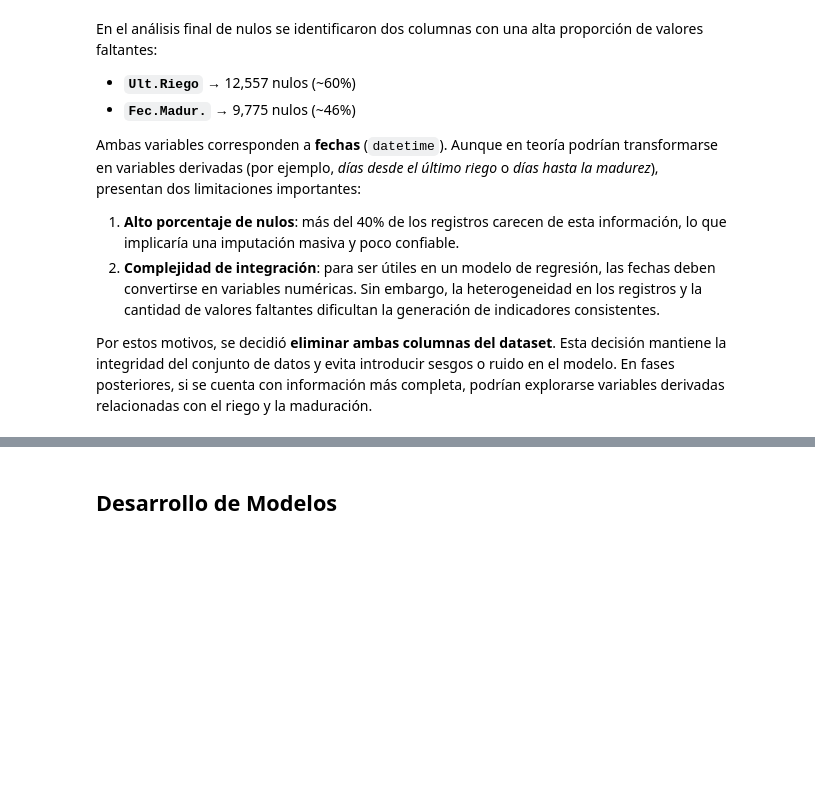
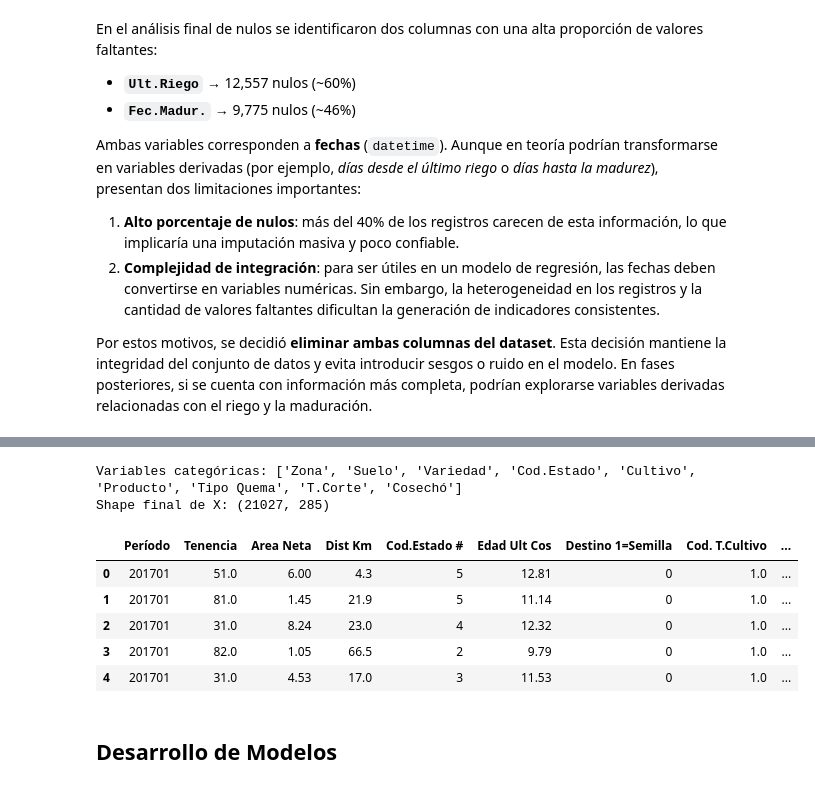
Before and after one commit to Aguado4/Taller-azucarera, a Jupyter notebook: Taller-azucarera.ipynb, the cells around one changed output, grey strips where cells are left out. Drawn from its saved outputs; the diff is of its cells as text; code cells hidden in the pictures; blank space fills up the shorter version.

```diff
--- a/Taller-azucarera.ipynb
+++ b/Taller-azucarera.ipynb
@@ -745,0 +765,6 @@ print(df.isnull().sum().sort_values(ascending=False).head(15))
+# %%
+# Eliminamos columnas de fecha que no serán transformadas
+df = df.drop(columns=['F.Siembra', 'F.Ult.Corte'])
+
+print("Columnas finales después de eliminar fechas:")
+print(df.columns.tolist())
@@ -748,3 +784,35 @@ print(df.isnull().sum().sort_values(ascending=False).head(15))
+# %%
+# 1. Definir variables predictoras y objetivos
+X = df.drop(columns=['TCH', '%Sac.Caña', 'Hacienda', 'Nombre', 'Suerte'])
+y_tch = df['TCH']
+y_sac = df['%Sac.Caña']
+
+# 2. Identificar columnas categóricas
+cat_cols = X.select_dtypes(include=['object']).columns.tolist()
+print("Variables categóricas:", cat_cols)
+
+# 3. One-hot encoding con versión nueva de sklearn
+encoder = OneHotEncoder(handle_unknown='ignore', sparse_output=False)
+X_encoded = encoder.fit_transform(X[cat_cols])
+
+# 4. Convertimos a DataFrame para ver los nombres de las columnas nuevas
+encoded_cols = encoder.get_feature_names_out(cat_cols)
+X_encoded_df = pd.DataFrame(X_encoded, columns=encoded_cols, index=X.index)
+
+# 5. Reemplazar categóricas originales por sus codificadas
+X_final = pd.concat([X.drop(columns=cat_cols), X_encoded_df], axis=1)
+
+print("Shape final de X:", X_final.shape)
+X_final.head()
+# %% [output]
+Variables categóricas: ['Zona', 'Suelo', 'Variedad', 'Cod.Estado', 'Cultivo', 'Producto', 'Tipo Quema', 'T.Corte', 'Cosechó']
+Shape final de X: (21027, 285)
+|  | Período | Tenencia | Area Neta | Dist Km | Cod.Estado # | Edad Ult Cos | Destino 1=Semilla | Cod. T.Cultivo | ... |
+| 0 | 201701 | 51.0 | 6.00 | 4.3 | 5 | 12.81 | 0 | 1.0 | ... |
+| 1 | 201701 | 81.0 | 1.45 | 21.9 | 5 | 11.14 | 0 | 1.0 | ... |
+| 2 | 201701 | 31.0 | 8.24 | 23.0 | 4 | 12.32 | 0 | 1.0 | ... |
+| 3 | 201701 | 82.0 | 1.05 | 66.5 | 2 | 9.79 | 0 | 1.0 | ... |
+| 4 | 201701 | 31.0 | 4.53 | 17.0 | 3 | 11.53 | 0 | 1.0 | ... |
 # %% [markdown]
 ## Desarrollo de Modelos
 # %% [markdown]
```
Also changed, not shown: parts of 8 cells of this notebook.
